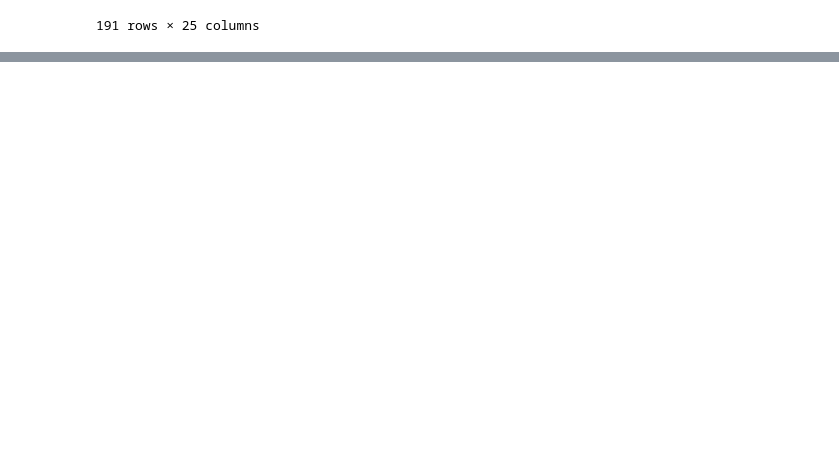
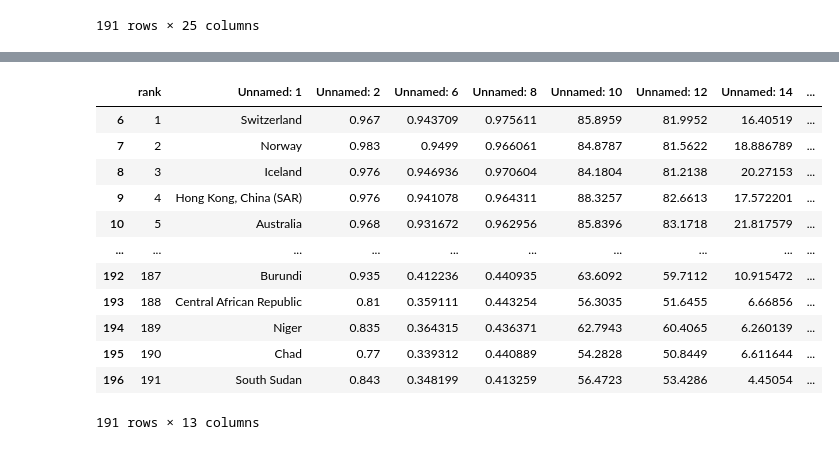
Before and after one commit to XiaoLiang28/vis, a Jupyter notebook: ps6.ipynb, the cells around one changed output, grey strips where cells are left out. Cells and saved outputs as stored; diff of their text form; code cells hidden in the pictures; blank space fills up the shorter version.

```diff
--- a/ps6.ipynb
+++ b/ps6.ipynb
@@ -108,3 +161,5 @@ See the caveats in the documentation: https://pandas.pydata.org/pandas-docs/stab
+# %%
+gd1.drop(['Unnamed: 3', 'Unnamed: 4', 'Unnamed: 5', 'Unnamed: 7', 'Unnamed: 9', 'Unnamed: 11', 'Unnamed: 13', 'Unnamed: 15', 'Unnamed: 17', 'Unnamed: 19', 'Unnamed: 21', 'Unnamed: 23'],axis=1, inplace=True)
 # %%
 gd1
 # %% [output]
@@ -124,0 +179,29 @@ Warning: Total number of columns (25) exceeds max_columns (20). Falling back to
+# %%
+gd1.rename(columns={'Unnamed:1':'country'},inplace=True)
+gd1.rename(columns={'Unnamed:2':'Gender Development Index'},inplace=True)
+gd1.rename(columns={'Unnamed:6':'HDI Female'},inplace=True)
+gd1.rename(columns={'Unnamed:8':'HDI Male'},inplace=True)
+gd1.rename(columns={'Unnamed:10':'Life expectancy at birth female'},inplace=True)
+gd1.rename(columns={'Unnamed:12':'Life expectancy at birth male'},inplace=True)
+gd1.rename(columns={'Unnamed:14':'Expected years of schooling female'},inplace=True)
+gd1.rename(columns={'Unnamed:16':'Expected years of schooling male'},inplace=True)
+gd1.rename(columns={'Unnamed:18':'Mean years of schooling female'},inplace=True)
+gd1.rename(columns={'Unnamed:20':'Mean years of schooling male'},inplace=True)
+gd1.rename(columns={'Unnamed:22':'GNI female'},inplace=True)
+gd1.rename(columns={'Unnamed:24':'GNI male'},inplace=True)
+# %%
+gd1 #still cannot rename
+# %% [output]
+|  | rank | Unnamed: 1 | Unnamed: 2 | Unnamed: 6 | Unnamed: 8 | Unnamed: 10 | Unnamed: 12 | Unnamed: 14 | ... |
+| 6 | 1 | Switzerland | 0.967 | 0.943709 | 0.975611 | 85.8959 | 81.9952 | 16.40519 | ... |
+| 7 | 2 | Norway | 0.983 | 0.9499 | 0.966061 | 84.8787 | 81.5622 | 18.886789 | ... |
+| 8 | 3 | Iceland | 0.976 | 0.946936 | 0.970604 | 84.1804 | 81.2138 | 20.27153 | ... |
+| 9 | 4 | Hong Kong, China (SAR) | 0.976 | 0.941078 | 0.964311 | 88.3257 | 82.6613 | 17.572201 | ... |
+| 10 | 5 | Australia | 0.968 | 0.931672 | 0.962956 | 85.8396 | 83.1718 | 21.817579 | ... |
+| ... | ... | ... | ... | ... | ... | ... | ... | ... | ... |
+| 192 | 187 | Burundi | 0.935 | 0.412236 | 0.440935 | 63.6092 | 59.7112 | 10.915472 | ... |
+| 193 | 188 | Central African Republic | 0.81 | 0.359111 | 0.443254 | 56.3035 | 51.6455 | 6.66856 | ... |
+| 194 | 189 | Niger | 0.835 | 0.364315 | 0.436371 | 62.7943 | 60.4065 | 6.260139 | ... |
+| 195 | 190 | Chad | 0.77 | 0.339312 | 0.440889 | 54.2828 | 50.8449 | 6.611644 | ... |
+| 196 | 191 | South Sudan | 0.843 | 0.348199 | 0.413259 | 56.4723 | 53.4286 | 4.45054 | ... |
+191 rows × 13 columns
```
Also changed, not shown: parts of 11 cells of this notebook.
